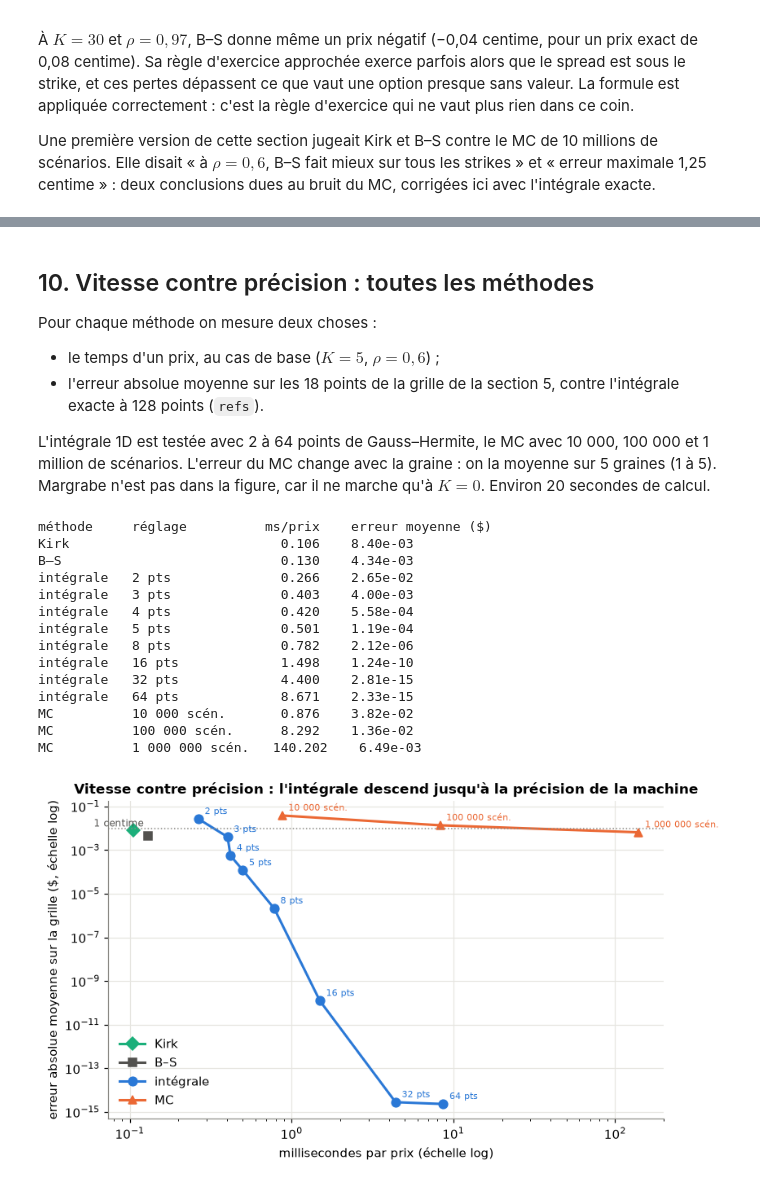
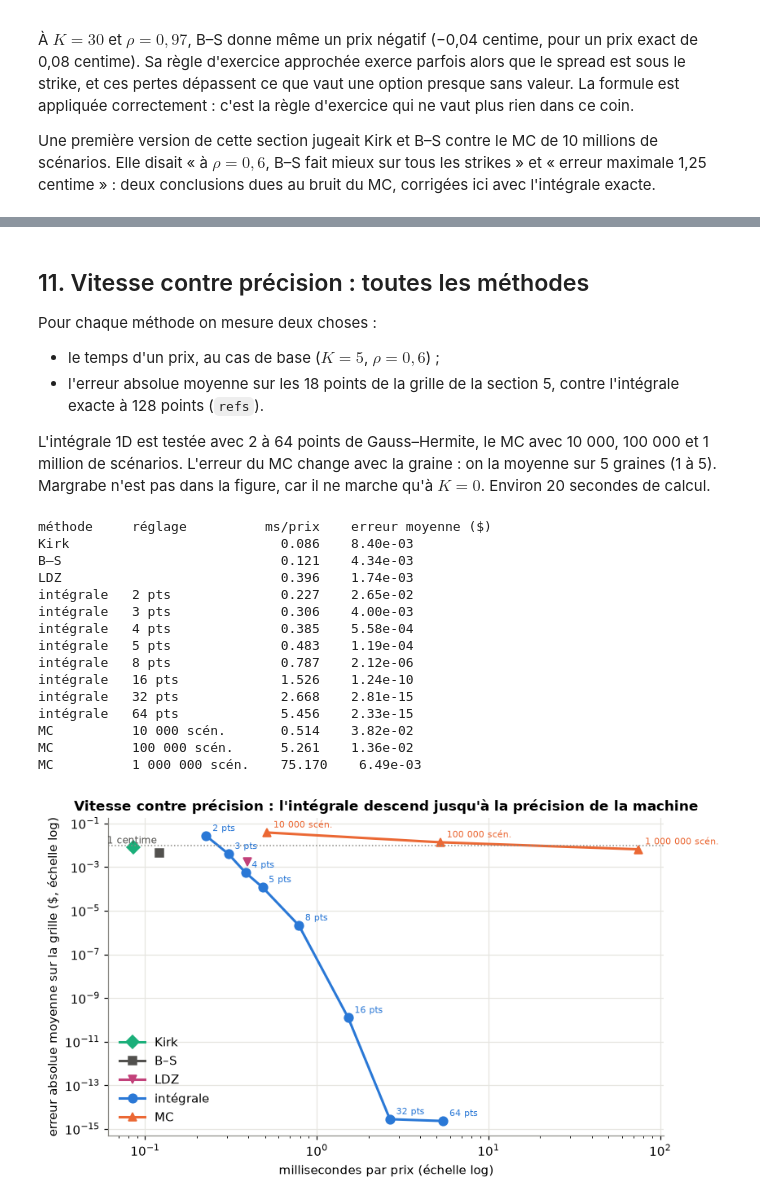
Before and after one commit to Maxence-Latreuille/spread-option-pricing, a Jupyter notebook: notebooks/04_methods_comparison.ipynb, the cells around one changed output, grey strips where cells are left out. Saved outputs shown, nothing was run; the diff lists cells and outputs as text; code cells hidden in the pictures.

```diff
--- a/notebooks/04_methods_comparison.ipynb
+++ b/notebooks/04_methods_comparison.ipynb
@@ -107,18 +108,20 @@ t_mc = time_ms(lambda: mc_spread_call(S1_0, S2_0, 0.0, T, r, sigma1, sigma2, rho
 t_margrabe = time_ms(lambda: margrabe_call(S1_0, S2_0, T, sigma1, sigma2, rho), 2000)
 t_kirk = time_ms(lambda: kirk_call(S1_0, S2_0, 5.0, T, r, sigma1, sigma2, rho), 2000)
 t_bs = time_ms(lambda: bjerksund_stensland_call(S1_0, S2_0, 5.0, T, r, sigma1, sigma2, rho), 2000)
+t_ldz = time_ms(lambda: ldz_call(S1_0, S2_0, 5.0, T, r, sigma1, sigma2, rho), 2000)
 t_exact = time_ms(lambda: exact_spread_call(S1_0, S2_0, 5.0, T, r, sigma1, sigma2, rho), 200)  # 32 points
 print(f"MC        : {t_mc:.2f} ms par prix")
 print(f"Margrabe  : {t_margrabe:.3f} ms par prix ({t_mc / t_margrabe:.0f} fois plus rapide que le MC)")
 print(f"Kirk      : {t_kirk:.3f} ms par prix ({t_mc / t_kirk:.0f} fois plus rapide que le MC)")
 print(f"B–S       : {t_bs:.3f} ms par prix ({t_mc / t_bs:.0f} fois plus rapide que le MC)")
+print(f"LDZ       : {t_ldz:.3f} ms par prix ({t_mc / t_ldz:.0f} fois plus rapide que le MC)")
 print(f"Intégrale : {t_exact:.2f} ms par prix ({t_mc / t_exact:.1f} fois plus rapide que le MC, "
       f"{t_exact / t_kirk:.0f} fois plus lente que Kirk)")
 
-fig, ax = plt.subplots(figsize=(7, 3.4))
-names = ["Monte Carlo", "Intégrale 1D (32 pts)", "Margrabe", "Kirk", "Bjerksund–Stensland"]
-times = [t_mc, t_exact, t_margrabe, t_kirk, t_bs]
-ax.barh(names, times, color=[ORANGE, "#8a5cc2", BLUE, AQUA, "#52514e"], height=0.5)
+fig, ax = plt.subplots(figsize=(7, 3.8))
+names = ["Monte Carlo", "Intégrale 1D (32 pts)", "Margrabe", "Kirk", "Bjerksund–Stensland", "Li–Deng–Zhou"]
+times = [t_mc, t_exact, t_margrabe, t_kirk, t_bs, t_ldz]
+ax.barh(names, times, color=[ORANGE, "#8a5cc2", BLUE, AQUA, "#52514e", "#c2417a"], height=0.5)
 for y, t in enumerate(times):
     ax.text(t * 1.15, y, f"{t:.2f} ms", va="center")  # value written next to its bar
 ax.set_xscale("log")
@@ -409,0 +420,15 @@ Une première version de cette section jugeait Kirk et B–S contre le MC de 10
+# %%
+errors_ldz_ct = {}  # Li-Deng-Zhou error in cents, one list per rho
+for rho_test in [0.6, 0.9, 0.97]:
+    errors_ldz_ct[rho_test] = []
+    print(f"rho = {rho_test}")
+    for j, K in enumerate(strikes):
+        ldz = ldz_call(S1_0, S2_0, K, T, r, sigma1, sigma2, rho_test)
+        ref = refs[rho_test][j]
+        errors_ldz_ct[rho_test].append(100 * (ldz - ref))
+        print(f"   K = {K:5.1f} | exact {ref:9.6f} $ | LDZ {ldz:9.6f} $ | écart LDZ {100 * (ldz - ref):+7.4f} ct "
+              f"| Kirk {errors_ct[rho_test][j]:+6.3f} | B–S {errors_bs_ct[rho_test][j]:+6.3f}")
+
+for name, errs in [("Kirk", errors_ct), ("B–S", errors_bs_ct), ("LDZ", errors_ldz_ct)]:
+    all_errs = np.abs(np.concatenate([errs[x] for x in [0.6, 0.9, 0.97]]))  # 18 errors in cents
+    print(f"{name:4s} : erreur absolue moyenne {all_errs.mean():.3f} ct, max {all_errs.max():.3f} ct")
@@ -409,0 +453,15 @@ Une première version de cette section jugeait Kirk et B–S contre le MC de 10
+# %%
+fig, axes = plt.subplots(1, 3, figsize=(12, 3.8), sharey=True)
+for ax, rho_test in zip(axes, [0.6, 0.9, 0.97]):
+    ax.plot(strikes, errors_ct[rho_test], "o-", color=ORANGE, label="Kirk")
+    ax.plot(strikes, errors_bs_ct[rho_test], "s-", color=BLUE, label="Bjerksund–Stensland")
+    ax.plot(strikes, errors_ldz_ct[rho_test], "v-", color="#c2417a", label="Li–Deng–Zhou")
+    ax.axhline(0, color="#52514e", linewidth=1)
+    ax.axvline(5, color="#8a8984", linestyle=":", linewidth=1)  # today's spread
+    ax.set_xlabel("strike K ($)")
+    ax.set_title(f"ρ = {rho_test}")
+axes[0].set_ylabel("formule − exact (centimes)")
+axes[0].legend()
+fig.suptitle("Erreur de prix : Kirk, Bjerksund–Stensland et Li–Deng–Zhou", fontweight="bold")
+plt.tight_layout()
+plt.show()
@@ -410,5 +476,5 @@ Une première version de cette section jugeait Kirk et B–S contre le MC de 10
 # %% [markdown]
-## 10. Vitesse contre précision : toutes les méthodes
+## 11. Vitesse contre précision : toutes les méthodes
 
 Pour chaque méthode on mesure deux choses :
 - le temps d'un prix, au cas de base ($K = 5$, $\rho = 0{,}6$) ;
@@ -430,6 +496,8 @@ results.append(("Kirk", "", time_ms(lambda: kirk_call(S1_0, S2_0, 5.0, T, r, sig
                 grid_error(lambda K, x: kirk_call(S1_0, S2_0, K, T, r, sigma1, sigma2, x))))
 results.append(("B–S", "", time_ms(lambda: bjerksund_stensland_call(S1_0, S2_0, 5.0, T, r, sigma1, sigma2, rho), 2000),
                 grid_error(lambda K, x: bjerksund_stensland_call(S1_0, S2_0, K, T, r, sigma1, sigma2, x))))
+results.append(("LDZ", "", time_ms(lambda: ldz_call(S1_0, S2_0, 5.0, T, r, sigma1, sigma2, rho), 2000),
+                grid_error(lambda K, x: ldz_call(S1_0, S2_0, K, T, r, sigma1, sigma2, x))))
 for n in [2, 3, 4, 5, 8, 16, 32, 64]:
     t = time_ms(lambda: exact_spread_call(S1_0, S2_0, 5.0, T, r, sigma1, sigma2, rho, n_points=n), 200)
     e = grid_error(lambda K, x: exact_spread_call(S1_0, S2_0, K, T, r, sigma1, sigma2, x, n_points=n))
@@ -445,39 +513,40 @@ for name, setting, t, e in results:
     print(f"{name:10s}  {setting:14s}  {t:8.3f}    {e:.2e}")
 # %% [output]
 méthode     réglage          ms/prix    erreur moyenne ($)
-Kirk                           0.106    8.40e-03
-B–S                            0.130    4.34e-03
-intégrale   2 pts              0.266    2.65e-02
-intégrale   3 pts              0.403    4.00e-03
-intégrale   4 pts              0.420    5.58e-04
-intégrale   5 pts              0.501    1.19e-04
-intégrale   8 pts              0.782    2.12e-06
-intégrale   16 pts             1.498    1.24e-10
-intégrale   32 pts             4.400    2.81e-15
-intégrale   64 pts             8.671    2.33e-15
-MC          10 000 scén.       0.876    3.82e-02
-MC          100 000 scén.      8.292    1.36e-02
-MC          1 000 000 scén.   140.202    6.49e-03
+Kirk                           0.086    8.40e-03
+B–S                            0.121    4.34e-03
+LDZ                            0.396    1.74e-03
+intégrale   2 pts              0.227    2.65e-02
+intégrale   3 pts              0.306    4.00e-03
+intégrale   4 pts              0.385    5.58e-04
+intégrale   5 pts              0.483    1.19e-04
+intégrale   8 pts              0.787    2.12e-06
+intégrale   16 pts             1.526    1.24e-10
+intégrale   32 pts             2.668    2.81e-15
+intégrale   64 pts             5.456    2.33e-15
+MC          10 000 scén.       0.514    3.82e-02
+MC          100 000 scén.      5.261    1.36e-02
+MC          1 000 000 scén.    75.170    6.49e-03
 # %%
 fig, ax = plt.subplots(figsize=(8, 4.6))
-styles = {"Kirk": (AQUA, "D"), "B–S": ("#52514e", "s"), "intégrale": (BLUE, "o"), "MC": (ORANGE, "^")}
+styles = {"Kirk": (AQUA, "D"), "B–S": ("#52514e", "s"), "LDZ": ("#c2417a", "v"), "intégrale": (BLUE, "o"), "MC": (ORANGE, "^")}
 for name, (c, m) in styles.items():
     pts = [(t, max(e, 1e-15), setting) for n_, setting, t, e in results if n_ == name]
     ax.plot([p[0] for p in pts], [p[1] for p in pts], m + "-", color=c, label=name)
     for t, e, setting in pts:
         if setting:
             ax.annotate(setting, (t, e), textcoords="offset points", xytext=(5, 4), fontsize=7, color=c)
 ax.axhline(0.01, color="#8a8984", linestyle=":", linewidth=1)
 ax.text(0.06, 0.012, "1 centime", color="#52514e", fontsize=8)
 ax.set_xscale("log")
 ax.set_yscale("log")
 ax.set_xlabel("millisecondes par prix (échelle log)")
 ax.set_ylabel("erreur absolue moyenne sur la grille ($, échelle log)")
 ax.set_title("Vitesse contre précision : l'intégrale descend jusqu'à la précision de la machine")
 ax.legend()
 plt.show()
 # %% [output]
-[figure, old version]
+[figure, new version]
 # %% [markdown]
 **Lecture.**
 
```
Also changed, not shown: parts of 10 cells of this notebook.
